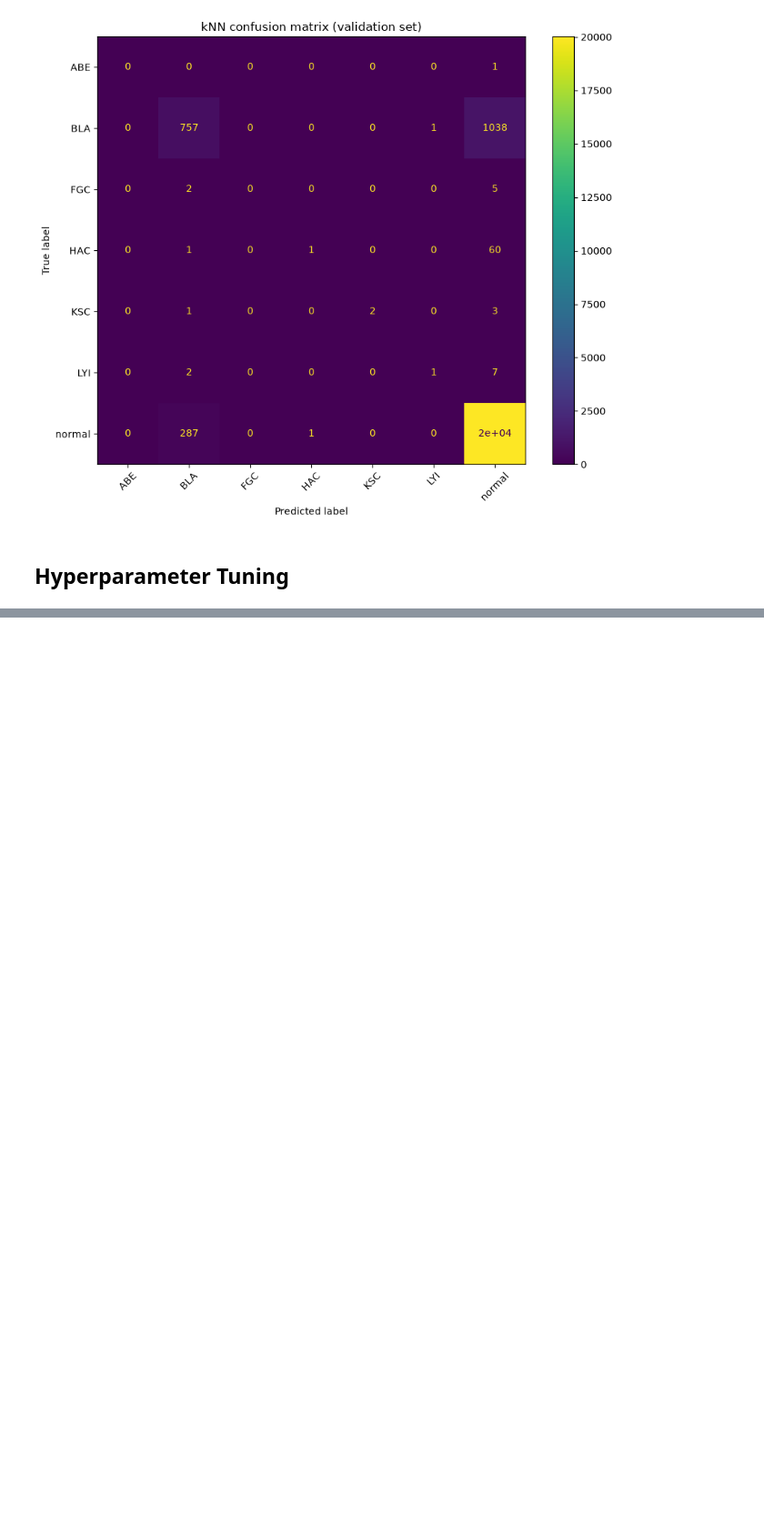
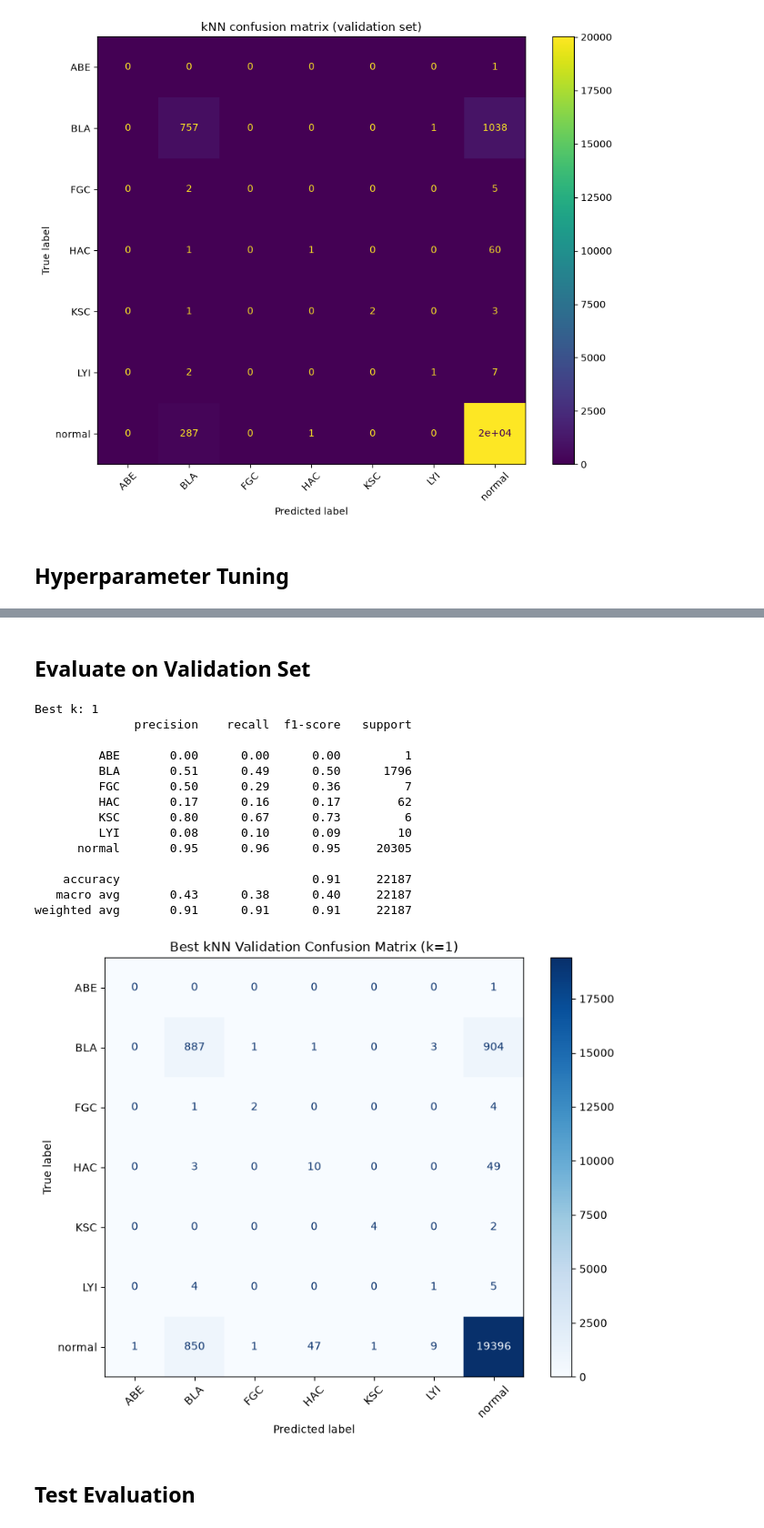
Before and after one commit to sn82978/CS184A-Project, a Jupyter notebook: Models/ResNetkNN/get_embeddings.ipynb, the cells around one changed output, grey strips where cells are left out. Shown at 91% size. Saved outputs shown, nothing was run; the diff lists cells and outputs as text; code cells hidden in the pictures; blank space fills up the shorter version.

```diff
--- a/Models/ResNetkNN/get_embeddings.ipynb
+++ b/Models/ResNetkNN/get_embeddings.ipynb
@@ -248,0 +247,15 @@ plt.show()
+# %%
+import numpy as np
+import os
+
+train_embeddings = np.load("embeddings.npy")
+train_paths = np.load("paths.npy", allow_pickle=True)
+
+val_embeddings = np.load("val_embeddings.npy")
+val_paths = np.load("val_paths.npy", allow_pickle=True)
+
+print("Training embeddings:", train_embeddings.shape)
+print("Training paths:", train_paths.shape)
+
+print("Validation embeddings:", val_embeddings.shape)
+print("Validation paths:", val_paths.shape)
@@ -248,0 +423,60 @@ plt.show()
+# %% [markdown]
+## Evaluate on Validation Set
+# %%
+import matplotlib.pyplot as plt
+from sklearn.metrics import (
+    classification_report,
+    confusion_matrix,
+    ConfusionMatrixDisplay
+)
+
+# Best configuration: k = 1
+best_k = 1
+
+best_knn_preds = train_y[indices[:, 0]]
+
+print("Best k:", best_k)
+
+print(classification_report(
+    val_y,
+    best_knn_preds,
+    labels=list(range(len(classes))),
+    target_names=classes,
+    zero_division=0
+))
+
+cm = confusion_matrix(
+    val_y,
+    best_knn_preds,
+    labels=list(range(len(classes)))
+)
+
+fig, ax = plt.subplots(figsize=(9, 7))
+
+disp = ConfusionMatrixDisplay(
+    confusion_matrix=cm,
+    display_labels=classes
+)
+
+disp.plot(ax=ax, cmap="Blues", values_format="d")
+plt.title("Best kNN Validation Confusion Matrix (k=1)")
+plt.xticks(rotation=45)
+plt.show()
+# %% [output]
+Best k: 1
+              precision    recall  f1-score   support
+
+         ABE       0.00      0.00      0.00         1
+         BLA       0.51      0.49      0.50      1796
+         FGC       0.50      0.29      0.36         7
+         HAC       0.17      0.16      0.17        62
+         KSC       0.80      0.67      0.73         6
+         LYI       0.08      0.10      0.09        10
+      normal       0.95      0.96      0.95     20305
+
+    accuracy                           0.91     22187
+   macro avg       0.43      0.38      0.40     22187
+weighted avg       0.91      0.91      0.91     22187
+[figure, added]
+# %% [markdown]
+## Test Evaluation
```
Also changed, not shown: parts of 10 cells of this notebook, 1 other file.
